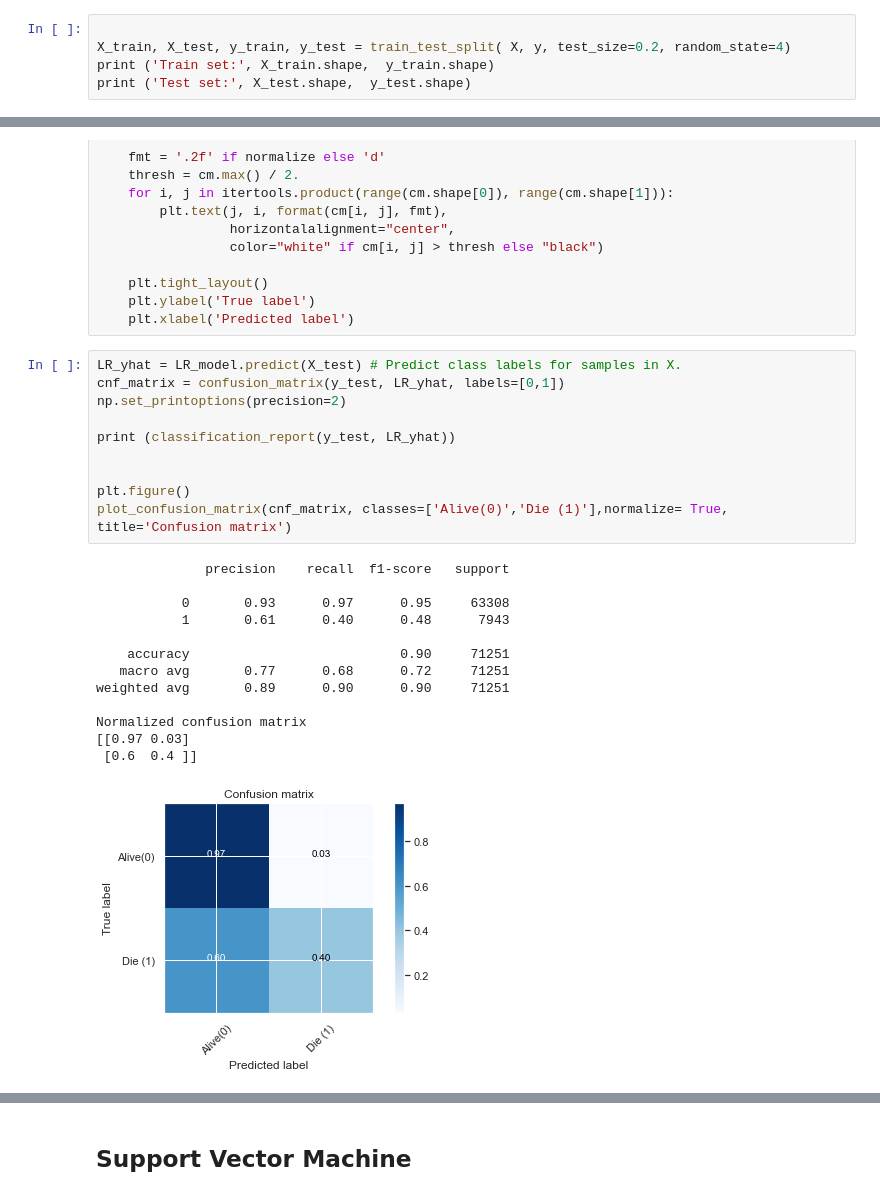
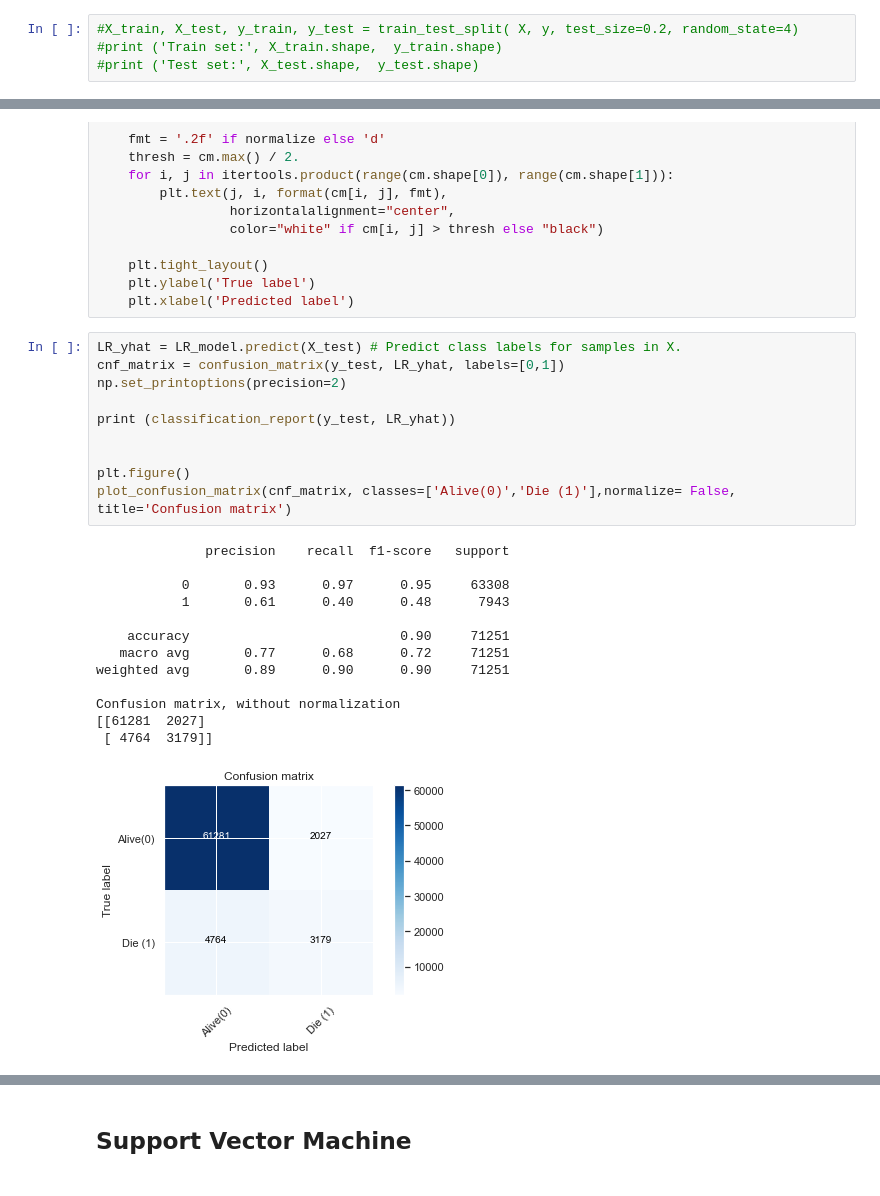
Before and after one commit to epg3/COVID_19_MX, a Jupyter notebook: Model.ipynb, the cells around one changed output, grey strips where cells are left out. Cells and saved outputs as stored; diff of their text form.

```diff
--- a/Model.ipynb
+++ b/Model.ipynb
@@ -221,8 +241,7 @@ Logistic Regression
 # %%
-
-X_train, X_test, y_train, y_test = train_test_split( X, y, test_size=0.2, random_state=4)
-print ('Train set:', X_train.shape,  y_train.shape)
-print ('Test set:', X_test.shape,  y_test.shape)
+#X_train, X_test, y_train, y_test = train_test_split( X, y, test_size=0.2, random_state=4)
+#print ('Train set:', X_train.shape,  y_train.shape)
+#print ('Test set:', X_test.shape,  y_test.shape)
 # %% [output]
 Train set: (285004, 19) (285004,)
 Test set: (71251, 19) (71251,)
@@ -291,27 +313,27 @@ def plot_confusion_matrix(cm, classes,
 # %%
 LR_yhat = LR_model.predict(X_test) # Predict class labels for samples in X.
 cnf_matrix = confusion_matrix(y_test, LR_yhat, labels=[0,1])
 np.set_printoptions(precision=2)
 
 print (classification_report(y_test, LR_yhat))
 
 
 plt.figure()
-plot_confusion_matrix(cnf_matrix, classes=['Alive(0)','Die (1)'],normalize= True,  title='Confusion matrix')
+plot_confusion_matrix(cnf_matrix, classes=['Alive(0)','Die (1)'],normalize= False,  title='Confusion matrix')
 # %% [output]
               precision    recall  f1-score   support
 
            0       0.93      0.97      0.95     63308
            1       0.61      0.40      0.48      7943
 
     accuracy                           0.90     71251
    macro avg       0.77      0.68      0.72     71251
 weighted avg       0.89      0.90      0.90     71251
 
-Normalized confusion matrix
-[[0.97 0.03]
- [0.6  0.4 ]]
+Confusion matrix, without normalization
+[[61281  2027]
+ [ 4764  3179]]
-[figure, old version]
+[figure, new version]
 # %%
 LR_yhat = LR_model.predict(X_test) # Predict class labels for samples in X.
 LR_yhat_prob = LR_model.predict_proba(X_test) # Probability estimates.
```
Also changed, not shown: parts of 44 cells of this notebook, 1 other file.
